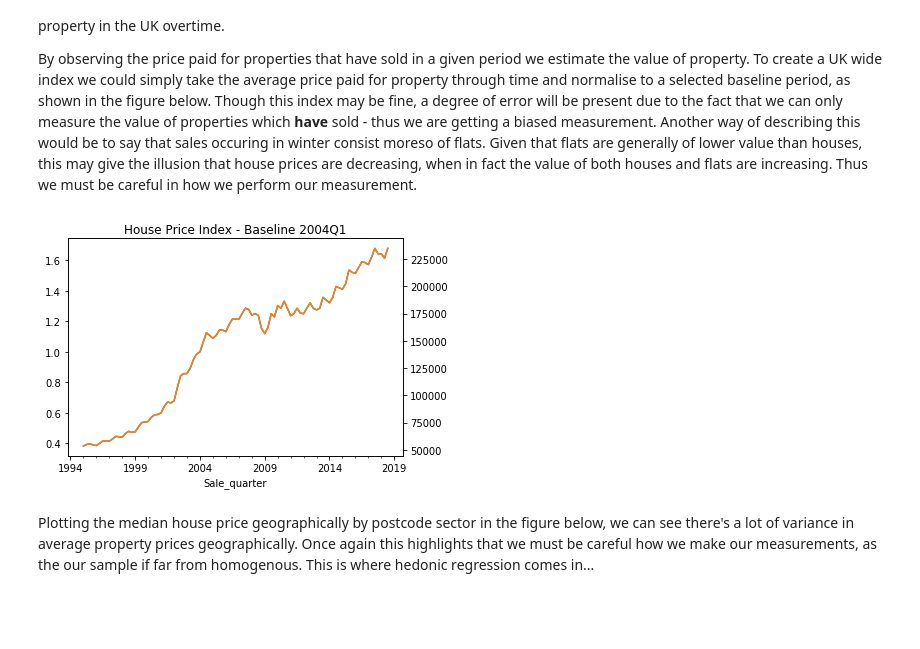
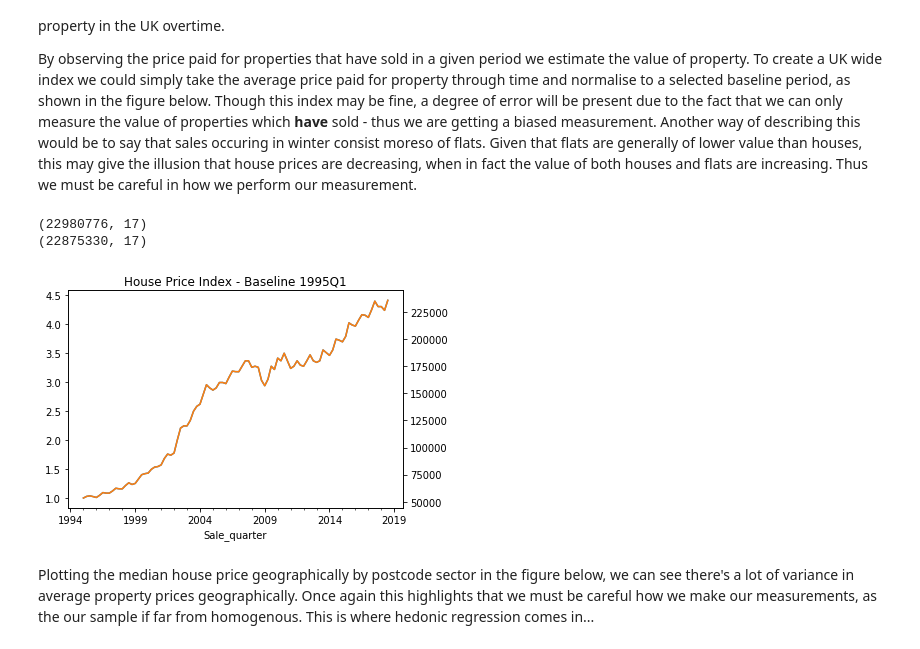
Before and after one commit to Cemlyn/UK-Housing-Market, a Jupyter notebook: House_Price_Index.ipynb, the cells around one changed output. Saved outputs shown, nothing was run; the diff lists cells and outputs as text; code cells hidden in the pictures; blank space fills up the shorter version.

```diff
--- a/House_Price_Index.ipynb
+++ b/House_Price_Index.ipynb
@@ -241,16 +241,23 @@ By observing the price paid for properties that have sold in a given period we e
 df = pd.read_csv(os.path.join(os.getcwd(),'0. Data/Source_0.csv'))
 df['Date'] = pd.to_datetime(df['Date'])
 df['Sale_quarter'] = df.Date.dt.to_period('Q')
+# %%
+print(df.shape)
+df = df.drop_duplicates(subset=['Address','Sale_quarter'])
+print(df.shape)
+# %% [output]
+(22980776, 17)
+(22875330, 17)
 # %%
 median_price = df.groupby(['Sale_quarter'])['price'].median().to_frame()
 # %%
-median_price['Average Index'] = median_price /median_price.loc[pd.Period('2004Q1',freq='Q')]
+median_price['Average Index'] = median_price /median_price.loc[pd.Period('1995Q1',freq='Q')]
 median_price['Average Index'].plot()
 median_price['price'].plot(secondary_y=True)
-plt.title("House Price Index - Baseline 2004Q1")
+plt.title("House Price Index - Baseline 1995Q1")
 plt.show()
 # %% [output]
-[figure, old version]
+[figure, new version]
 # %% [markdown]
 Plotting the median house price geographically by postcode sector in the figure below, we can see there's a lot of variance in average property prices geographically. Once again this highlights that we must be careful how we make our measurements, as the our sample if far from homogenous. This is where hedonic regression comes in...
 # %%
```
Also changed, not shown: parts of 19 cells of this notebook.
